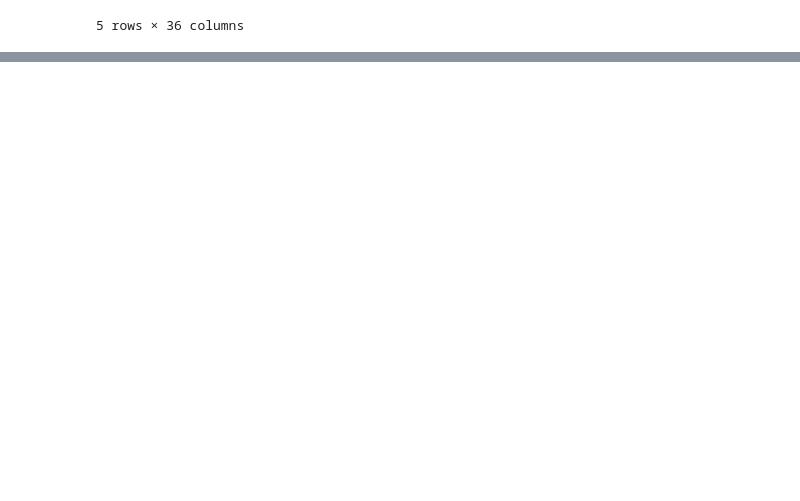
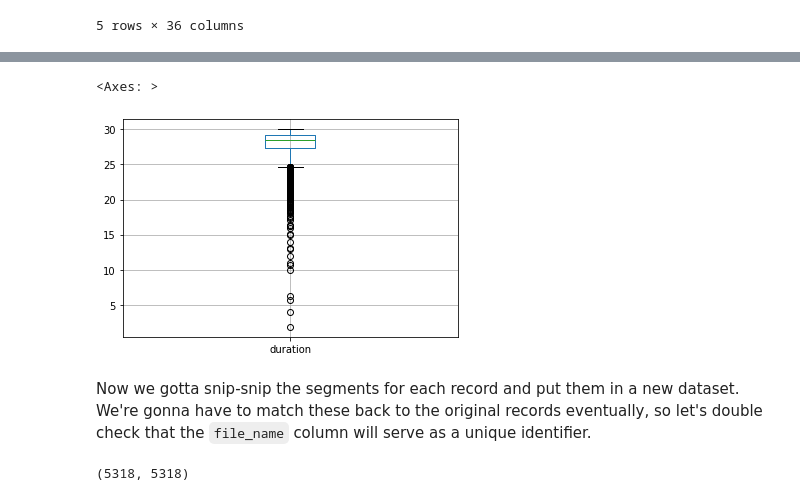
Before and after one commit to markjosims/malachor5, a Jupyter notebook: notebooks/split_dataset.ipynb, the cells around one changed output, grey strips where cells are left out. Drawn from its saved outputs; the diff is of its cells as text; code cells hidden in the pictures; blank space fills up the shorter version.

```diff
--- a/notebooks/split_dataset.ipynb
+++ b/notebooks/split_dataset.ipynb
@@ -332,0 +567,26 @@ merge_df.head()
+# %%
+def get_total_len(timestamps):
+    if len(timestamps)==0:
+        return 0
+    begin = min(timestamps, key=lambda t:t[0])[0]
+    end = max(timestamps, key=lambda t:t[2])[2]
+    return end-begin
+
+def trim_to_30s(row):
+    midpoint=(row['start']+row['end'])/2_000
+    timestamps=row['merged_timestamps']
+    midpoints=np.array([timestamp[1] for timestamp in timestamps])
+    dist_from_midpoint=np.abs(midpoints-midpoint)
+
+    new_timestamps = []
+    while (get_total_len(new_timestamps)<30) and dist_from_midpoint.min()<np.inf:
+        nearest_mid_i = np.argmin(dist_from_midpoint)
+        new_timestamps.append(timestamps[nearest_mid_i])
+        dist_from_midpoint[nearest_mid_i]=np.inf
+    # exclude last record so we stay under 30s
+    new_timestamps=new_timestamps[:-1]
+    # sort timestamps by start time
+    new_timestamps.sort(key=lambda t:t[0])
+    return new_timestamps
+
+vad_df['merged_timestamps'][0], trim_to_30s(vad_df.iloc[0])
@@ -332,0 +611,3 @@ merge_df.head()
+# %%
+vad_df['timestamps']=vad_df.apply(trim_to_30s, axis=1)
+vad_df['timestamps']
@@ -332,0 +627,9 @@ merge_df.head()
+# %%
+vad_df['60s_start']=vad_df['start']
+vad_df['60s_end']=vad_df['end']
+# %%
+vad_df['start']=vad_df['timestamps'].apply(lambda l:l[0][0])
+vad_df['end']=vad_df['timestamps'].apply(lambda l:l[-1][-1])
+vad_df['duration']=vad_df['end']-vad_df['start']
+
+vad_df[['start', 'end', 'duration']]
@@ -332,0 +650,11 @@ merge_df.head()
+# %%
+vad_df.boxplot('duration')
+# %% [output]
+<Axes: >
+[figure, added]
+# %% [markdown]
+Now we gotta snip-snip the segments for each record and put them in a new dataset. We're gonna have to match these back to the original records eventually, so let's double check that the `file_name` column will serve as a unique identifier.
+# %%
+len(vad_df['file_name'].unique()), len(vad_df)
+# %% [output]
+(5318, 5318)
```
Also changed, not shown: parts of 45 cells of this notebook.
